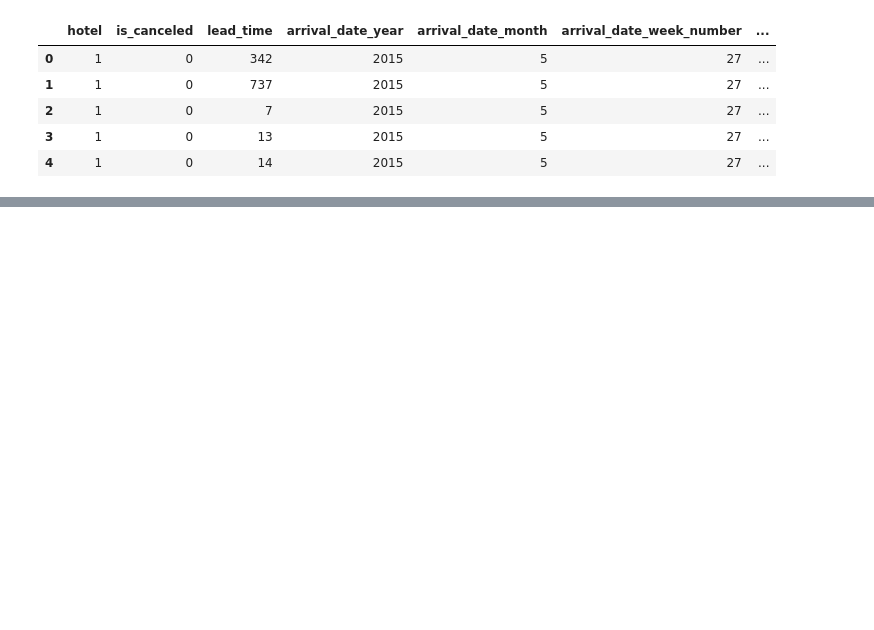
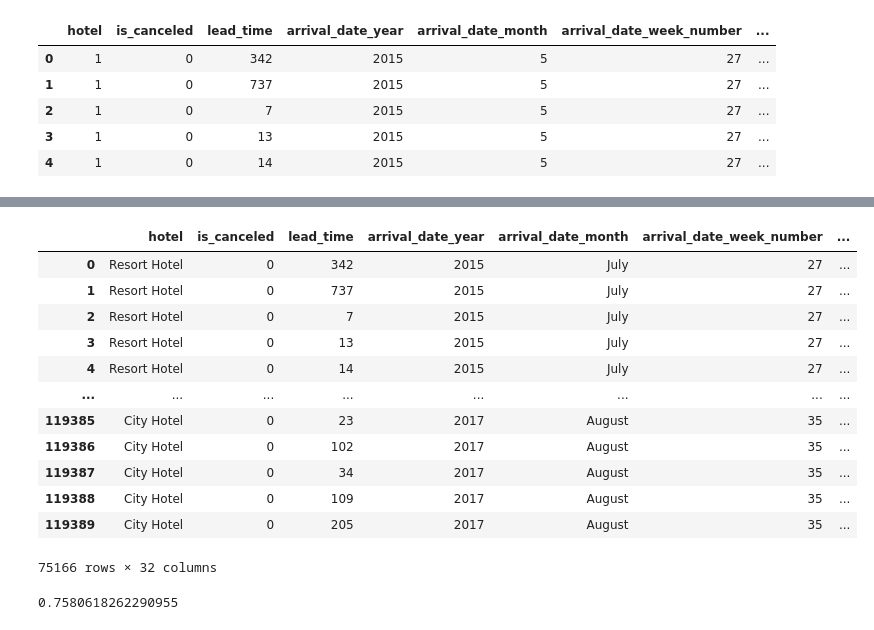
Before and after one commit to youlei202/distributional-counterfactual-explanation, a Jupyter notebook: poc.ipynb, the cells around one changed output, grey strips where cells are left out. Drawn from its saved outputs; the diff is of its cells as text; code cells hidden in the pictures; blank space fills up the shorter version.

```diff
--- a/poc.ipynb
+++ b/poc.ipynb
@@ -109,0 +112,75 @@ sliced_wasserstein_distance(X_s, X_t, a=None, b=None, n_projections=50)
+# %%
+df_[df_['is_canceled']==0]
+# %% [output]
+|  | hotel | is_canceled | lead_time | arrival_date_year | arrival_date_month | arrival_date_week_number | ... |
+| 0 | Resort Hotel | 0 | 342 | 2015 | July | 27 | ... |
+| 1 | Resort Hotel | 0 | 737 | 2015 | July | 27 | ... |
+| 2 | Resort Hotel | 0 | 7 | 2015 | July | 27 | ... |
+| 3 | Resort Hotel | 0 | 13 | 2015 | July | 27 | ... |
+| 4 | Resort Hotel | 0 | 14 | 2015 | July | 27 | ... |
+| ... | ... | ... | ... | ... | ... | ... | ... |
+| 119385 | City Hotel | 0 | 23 | 2017 | August | 35 | ... |
+| 119386 | City Hotel | 0 | 102 | 2017 | August | 35 | ... |
+| 119387 | City Hotel | 0 | 34 | 2017 | August | 35 | ... |
+| 119388 | City Hotel | 0 | 109 | 2017 | August | 35 | ... |
+| 119389 | City Hotel | 0 | 205 | 2017 | August | 35 | ... |
+75166 rows × 32 columns
+# %%
+import torch
+import torch.nn as nn
+import torch.optim as optim
+from sklearn.model_selection import train_test_split
+
+# Define a simple black-box model
+class BlackBoxModel(nn.Module):
+    def __init__(self, input_dim):
+        super(BlackBoxModel, self).__init__()
+        self.fc = nn.Linear(input_dim, 1)
+
+    def forward(self, x):
+        return self.fc(x)
+
+# Select first 10 columns of the dataset as features and use 'is_canceled' as target
+X = df_X.values[:,:-2]
+y = df_y.values
+
+# Split the dataset into training and testing sets (80% train, 20% test)
+X_train, X_test, y_train, y_test = train_test_split(X, y, test_size=0.2, random_state=seed)
+
+# Convert to PyTorch tensors
+X_train_tensor = torch.FloatTensor(X_train)
+y_train_tensor = torch.FloatTensor(y_train).view(-1, 1)
+X_test_tensor = torch.FloatTensor(X_test)
+y_test_tensor = torch.FloatTensor(y_test).view(-1, 1)
+
+# Initialize the model, loss function, and optimizer
+model = BlackBoxModel(input_dim=X_train.shape[1])
+criterion = nn.MSELoss()
+optimizer = optim.Adam(model.parameters(), lr=0.01)
+
+# Training loop
+num_epochs = 100
+for epoch in range(num_epochs):
+    # Forward pass
+    outputs = model(X_train_tensor)
+    loss = criterion(outputs, y_train_tensor)
+
+    # Backward pass and optimization
+    optimizer.zero_grad()
+    loss.backward()
+    optimizer.step()
+
+# Evaluate on test set
+model.eval()
+with torch.no_grad():
+    test_outputs = model(X_test_tensor)
+    test_loss = criterion(test_outputs, y_test_tensor)
+
+    # Convert outputs to binary using 0.5 as threshold
+    y_pred_tensor = (test_outputs > 0.5).float()
+    correct_predictions = (y_pred_tensor == y_test_tensor).float().sum()
+    accuracy = correct_predictions / y_test_tensor.shape[0]
+
+accuracy.item()
+# %% [output]
+0.7580618262290955
```
Also changed, not shown: parts of 2 cells of this notebook.
